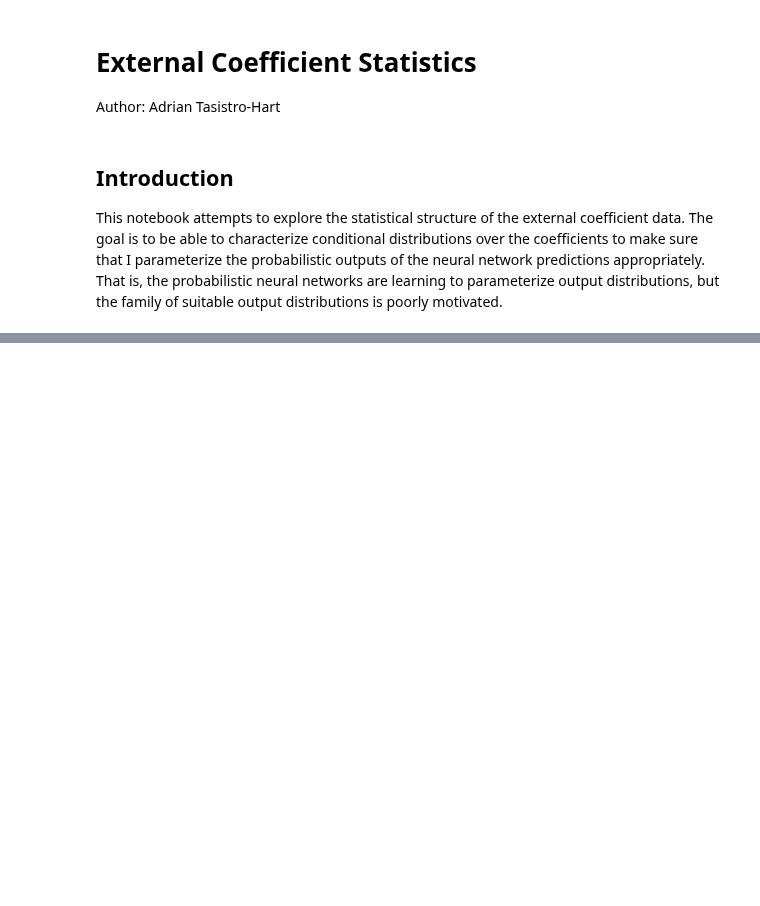
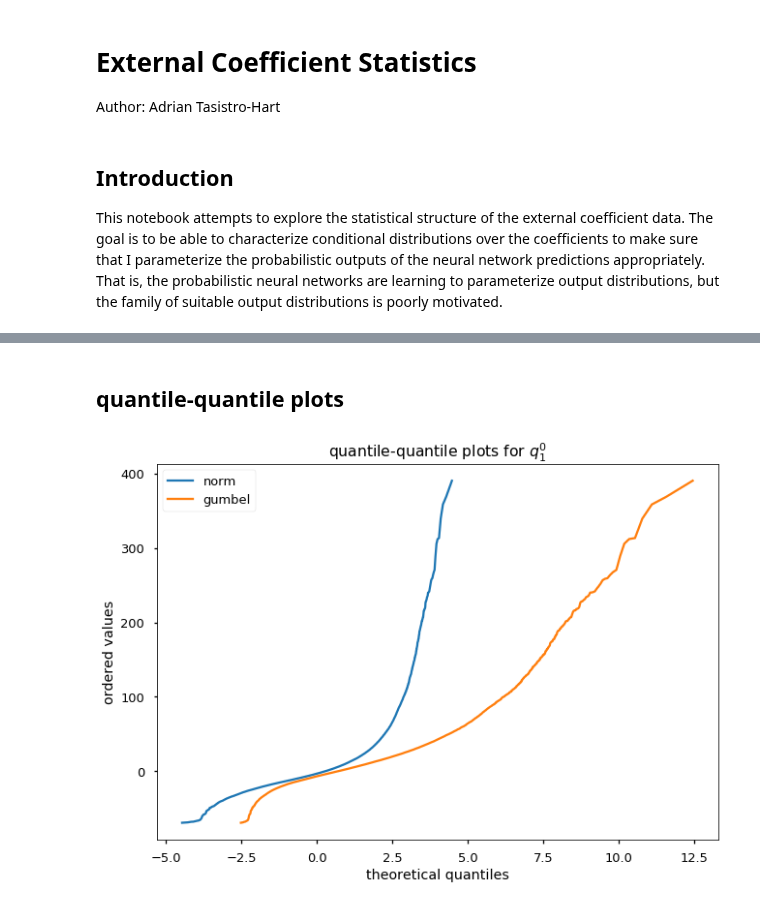
Before and after one commit to sarttiso/spaceweather, a Jupyter notebook: external_coefficient_statistics.ipynb, the cells around one changed output, grey strips where cells are left out. Saved outputs shown, nothing was run; the diff lists cells and outputs as text; code cells hidden in the pictures; blank space fills up the shorter version.

```diff
--- a/external_coefficient_statistics.ipynb
+++ b/external_coefficient_statistics.ipynb
@@ -24,0 +23,16 @@ plt.hist(coeff['q10'])
+# %% [markdown]
+## quantile-quantile plots
+# %%
+qq_norm, _ = stats.probplot(coeff['q10'], dist=stats.norm)
+qq_gumbel, _ = stats.probplot(coeff['q10'], dist=stats.gumbel_r)
+
+plt.figure()
+plt.plot(qq_norm[0], qq_norm[1], label='norm')
+plt.plot(qq_gumbel[0], qq_gumbel[1], label='gumbel')
+plt.xlabel('theoretical quantiles')
+plt.ylabel('ordered values')
+plt.title('quantile-quantile plots for $q_1^0$')
+plt.legend()
+plt.show()
+# %% [output]
+[figure, added]
```
Also changed, not shown: parts of 4 cells of this notebook, 2 other files.
